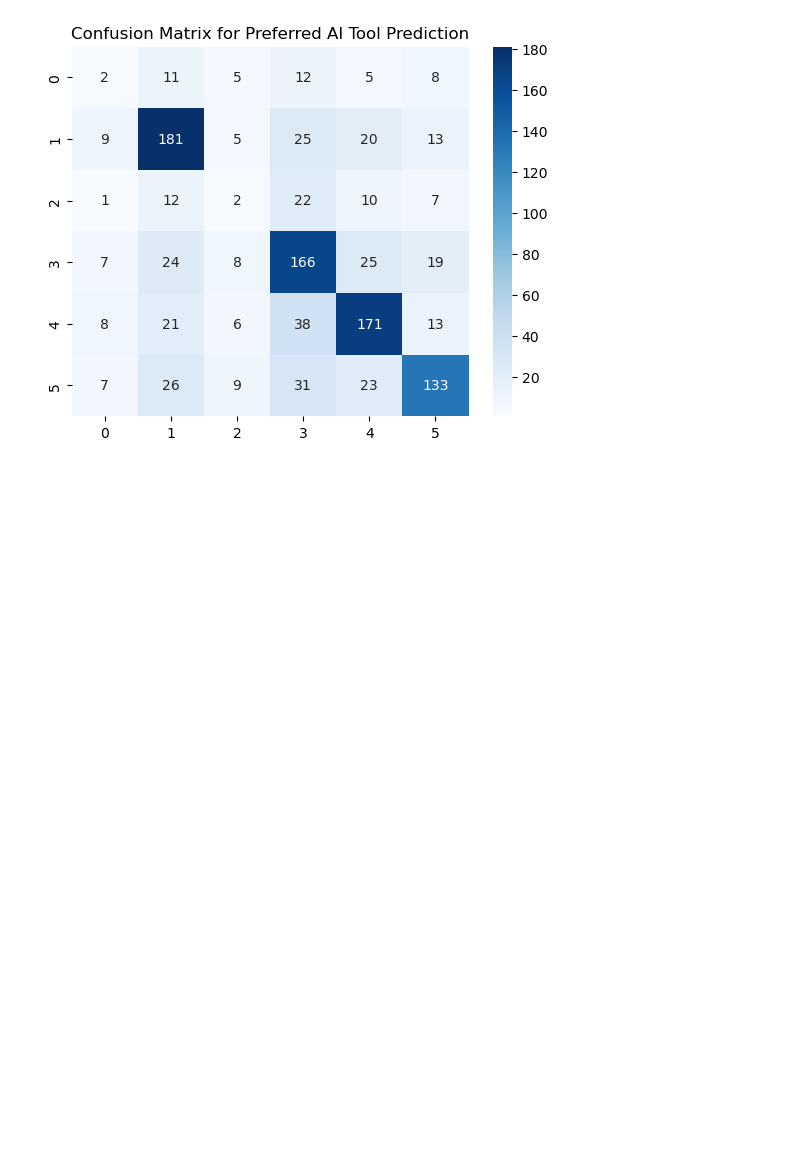
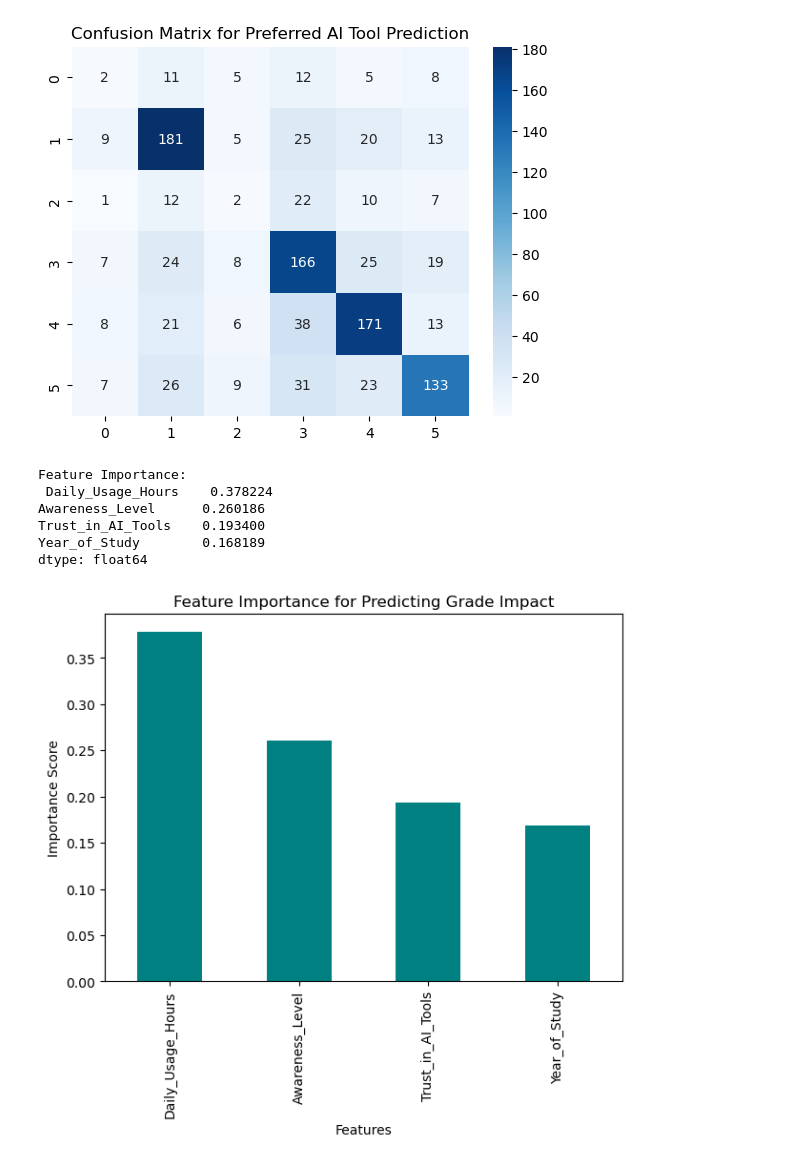
Before and after one commit to snehadomadiya/AI-Tool-Usage-by-Indian-College-Students-2025, a Jupyter notebook: AI Tool Usage by Indian College Students 2025.ipynb, the cells around one changed output. Cells and saved outputs as stored; diff of their text form; code cells hidden in the pictures; blank space fills up the shorter version.

Commit message:
Update model feature importance scores

```diff
--- a/AI Tool Usage by Indian College Students 2025.ipynb
+++ b/AI Tool Usage by Indian College Students 2025.ipynb
@@ -349,3 +349,36 @@ plt.show()
 # %% [output]
 Accuracy: 0.6036866359447005
 [figure]
+# %%
+#Task 11: Feature Importance — What Factors Affect Grade Impact the Most?
+
+from sklearn.ensemble import RandomForestRegressor
+import numpy as np
+
+# Prepare data
+X = df[["Daily_Usage_Hours", "Trust_in_AI_Tools", "Awareness_Level", "Year_of_Study"]]
+y = df["Impact_on_Grades"]
+
+# Train model
+rf = RandomForestRegressor(random_state=42)
+rf.fit(X, y)
+
+# Feature importance
+importance = pd.Series(rf.feature_importances_, index=X.columns).sort_values(ascending=False)
+print("Feature Importance:\n", importance)
+
+# Visualization
+plt.figure(figsize=(7,5))
+importance.plot(kind="bar", color="teal")
+plt.title("Feature Importance for Predicting Grade Impact")
+plt.xlabel("Features")
+plt.ylabel("Importance Score")
+plt.show()
+# %% [output]
+Feature Importance:
+ Daily_Usage_Hours    0.378224
+Awareness_Level      0.260186
+Trust_in_AI_Tools    0.193400
+Year_of_Study        0.168189
+dtype: float64
+[figure, added]
```
Also changed, not shown: parts of 1 cell of this notebook.
